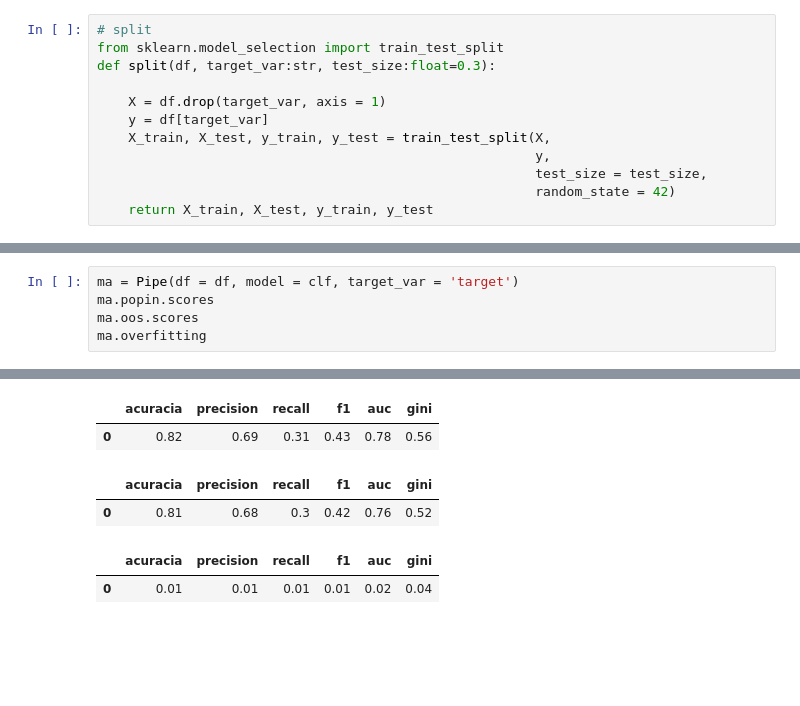
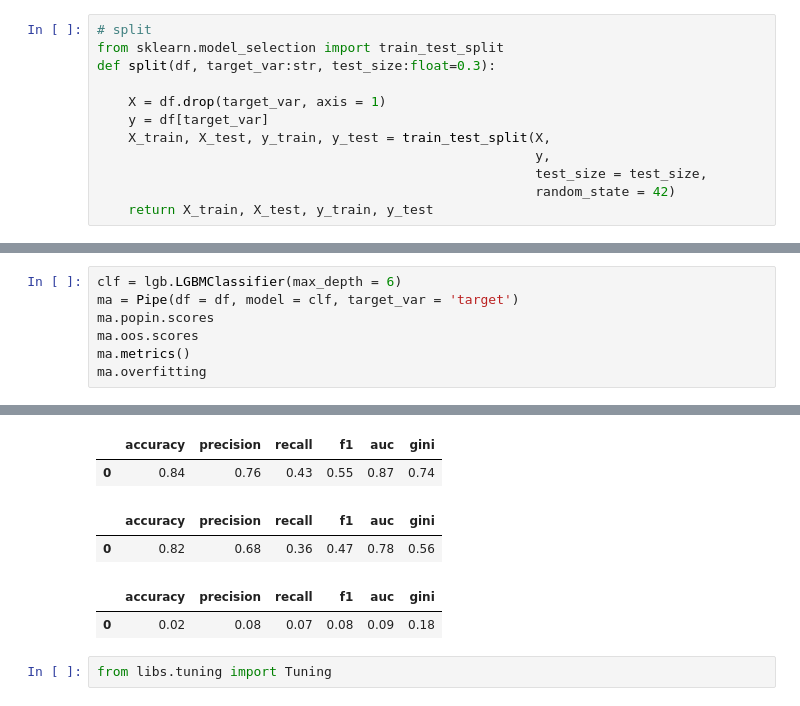
Before and after one commit to vitorpbarbosa7/code_snippets_data_science, a Jupyter notebook: _03_credit_risk_modelling/_03_lightgbm_model_tuning_parameters.ipynb, the cells around one changed output, grey strips where cells are left out. Saved outputs shown, nothing was run; the diff lists cells and outputs as text; blank space fills up the shorter version.

```diff
--- a/_03_credit_risk_modelling/_03_lightgbm_model_tuning_parameters.ipynb
+++ b/_03_credit_risk_modelling/_03_lightgbm_model_tuning_parameters.ipynb
@@ -457,6 +190,8 @@ LGBMClassifier(bagging_fraction=0.6000000000000001, bagging_freq=1,
 # %%
+clf = lgb.LGBMClassifier(max_depth = 6)
 ma = Pipe(df = df, model = clf, target_var = 'target')
 ma.popin.scores
 ma.oos.scores
+ma.metrics()
 ma.overfitting
 # %% [output]
@@ -470,6 +198,8 @@ ma.overfitting
-|  | acuracia | precision | recall | f1 | auc | gini |
-| 0 | 0.82 | 0.69 | 0.31 | 0.43 | 0.78 | 0.56 |
+|  | accuracy | precision | recall | f1 | auc | gini |
+| 0 | 0.84 | 0.76 | 0.43 | 0.55 | 0.87 | 0.74 |
-|  | acuracia | precision | recall | f1 | auc | gini |
-| 0 | 0.81 | 0.68 | 0.3 | 0.42 | 0.76 | 0.52 |
+|  | accuracy | precision | recall | f1 | auc | gini |
+| 0 | 0.82 | 0.68 | 0.36 | 0.47 | 0.78 | 0.56 |
-|  | acuracia | precision | recall | f1 | auc | gini |
-| 0 | 0.01 | 0.01 | 0.01 | 0.01 | 0.02 | 0.04 |
+|  | accuracy | precision | recall | f1 | auc | gini |
+| 0 | 0.02 | 0.08 | 0.07 | 0.08 | 0.09 | 0.18 |
+# %%
+from libs.tuning import Tuning
```
Also changed, not shown: parts of 34 cells of this notebook, 4 other files.
